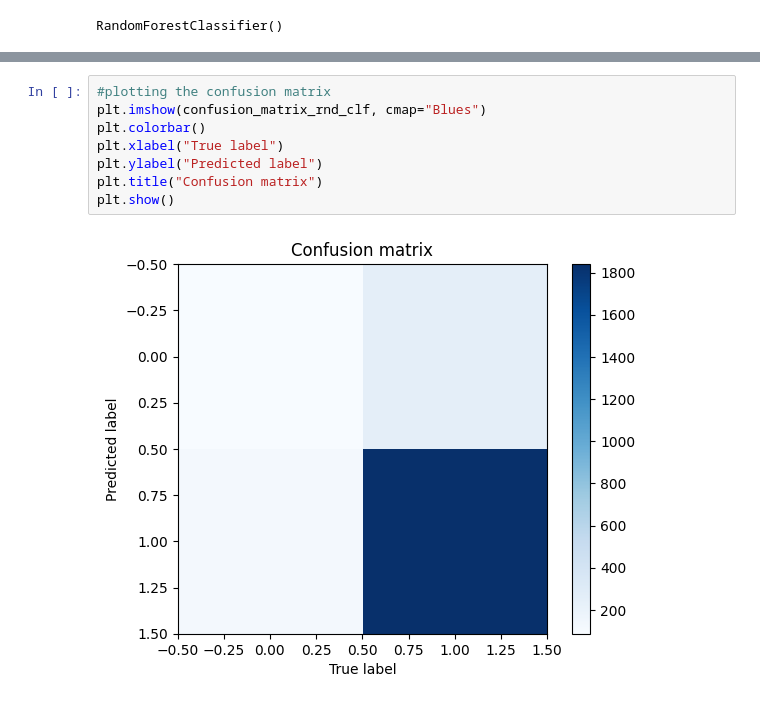
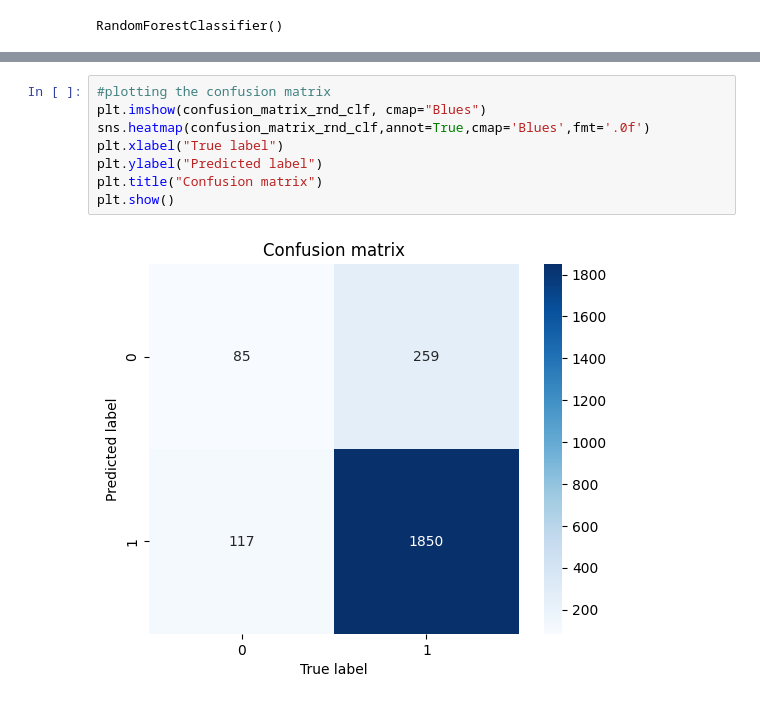
Before and after one commit to johnjustine5646/ML_Project_MSAIM, a Jupyter notebook: ML_Project.ipynb, the cells around one changed output, grey strips where cells are left out. Drawn from its saved outputs; the diff is of its cells as text.

```diff
--- a/ML_Project.ipynb
+++ b/ML_Project.ipynb
@@ -311,13 +314,13 @@ array([[  87,  257],
 # %%
 #plotting the confusion matrix
 plt.imshow(confusion_matrix_rnd_clf, cmap="Blues")
-plt.colorbar()
+sns.heatmap(confusion_matrix_rnd_clf,annot=True,cmap='Blues',fmt='.0f')
 plt.xlabel("True label")
 plt.ylabel("Predicted label")
 plt.title("Confusion matrix")
 plt.show()
 # %% [output]
-[figure, old version]
+[figure, new version]
 # %%
 #plotting the roc curve
 from sklearn.metrics import roc_curve, auc
```
Also changed, not shown: parts of 7 cells of this notebook.
